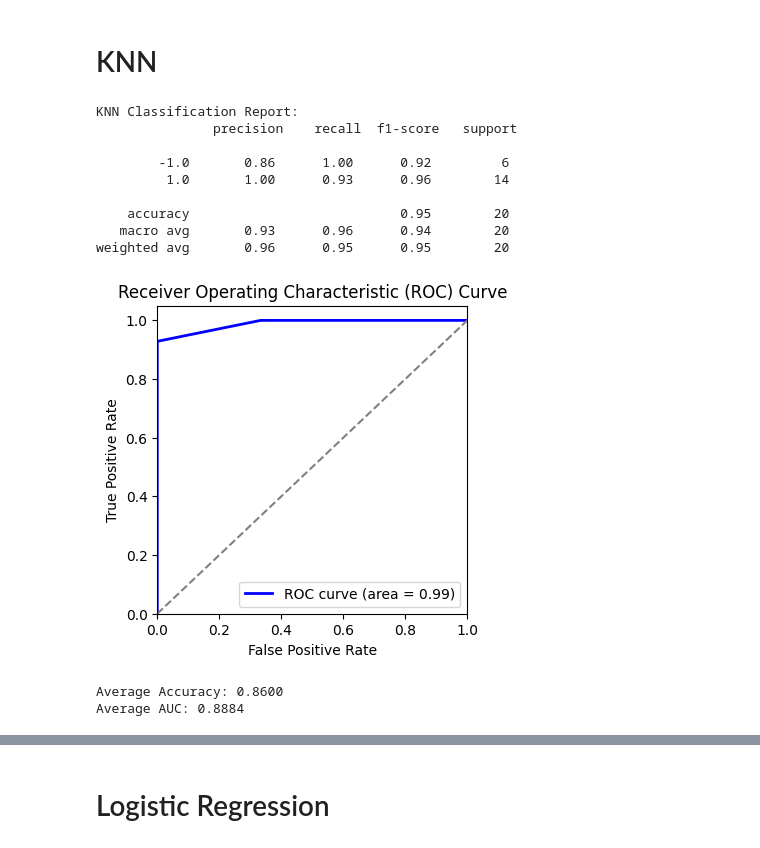
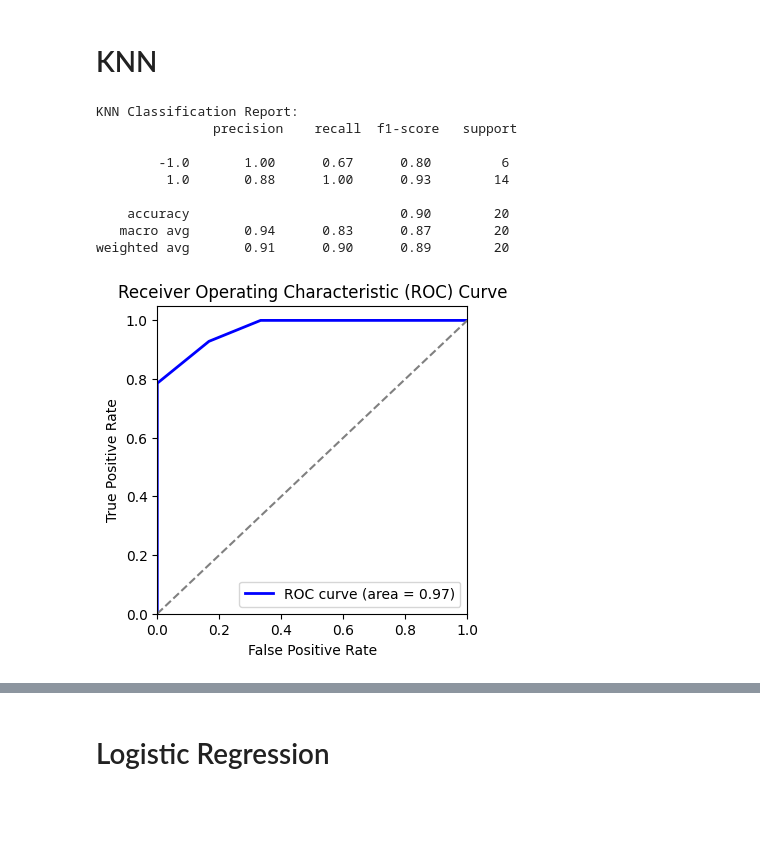
Before and after one commit to MoonFuji/time-series-analysis, a Jupyter notebook: ts.ipynb, the cells around one changed output, grey strips where cells are left out. Cells and saved outputs as stored; diff of their text form; code cells hidden in the pictures; blank space fills up the shorter version.

```diff
--- a/ts.ipynb
+++ b/ts.ipynb
@@ -450,69 +552,25 @@ weighted avg       0.80      0.80      0.80        20
 # %% [markdown]
 <H1>KNN</H1>
 # %%
-knn_model = KNeighborsClassifier(n_neighbors=2)
+knn_model = KNeighborsClassifier()
 knn_model.fit(X_train, y_train)
 knn_y_pred = knn_model.predict(X_test)
 print("KNN Classification Report:\n", classification_report(y_test, knn_y_pred))
 
 knn_y_pred_proba = knn_model.predict_proba(X_test)[:, 1]
 
 knn_fpr, knn_tpr, thresholds = roc_curve(y_test, knn_y_pred_proba)
 knn_roc_auc = auc(knn_fpr, knn_tpr)
 
 plot_roc_curve(knn_fpr, knn_tpr, knn_roc_auc)
 # %% [output]
 KNN Classification Report:
                precision    recall  f1-score   support
 
-        -1.0       0.86      1.00      0.92         6
-         1.0       1.00      0.93      0.96        14
+        -1.0       1.00      0.67      0.80         6
+         1.0       0.88      1.00      0.93        14
 
-    accuracy                           0.95        20
-   macro avg       0.93      0.96      0.94        20
-weighted avg       0.96      0.95      0.95        20
+    accuracy                           0.90        20
+   macro avg       0.94      0.83      0.87        20
+weighted avg       0.91      0.90      0.89        20
-[figure, old version]
+[figure, new version]
-# %%
-from sklearn.model_selection import StratifiedKFold
-from sklearn.neighbors import KNeighborsClassifier
-from sklearn.metrics import classification_report, roc_auc_score
-import numpy as np
-
-# Initialize variables to accumulate scores
-acc_scores = []
-auc_scores = []
-
-# Setup Stratified K-Fold
-skf = StratifiedKFold(n_splits=5, shuffle=True, random_state=42)
-
-# Loop over each fold
-for train_index, test_index in skf.split(X, y):
-
-    X_train_fold, X_test_fold = X.iloc[train_index], X.iloc[test_index]
-    y_train_fold, y_test_fold = y.iloc[train_index], y.iloc[test_index]
-
-    # Initialize and train the KNN model
-    knn_model = KNeighborsClassifier(n_neighbors=2)
-    knn_model.fit(X_train_fold, y_train_fold)
-
-    # Predictions
-    y_pred_fold = knn_model.predict(X_test_fold)
-    y_pred_proba_fold = knn_model.predict_proba(X_test_fold)[:, 1]
-
-    # Calculate scores
-    acc_score = knn_model.score(X_test_fold, y_test_fold)
-    auc_score = roc_auc_score(y_test_fold, y_pred_proba_fold)
-
-    # Append scores
-    acc_scores.append(acc_score)
-    auc_scores.append(auc_score)
-
-# Calculate average scores
-avg_acc_score = np.mean(acc_scores)
-avg_auc_score = np.mean(auc_scores)
-
-print(f"Average Accuracy: {avg_acc_score:.4f}")
-print(f"Average AUC: {avg_auc_score:.4f}")
-# %% [output]
-Average Accuracy: 0.8600
-Average AUC: 0.8884
```
Also changed, not shown: parts of 45 cells of this notebook.
